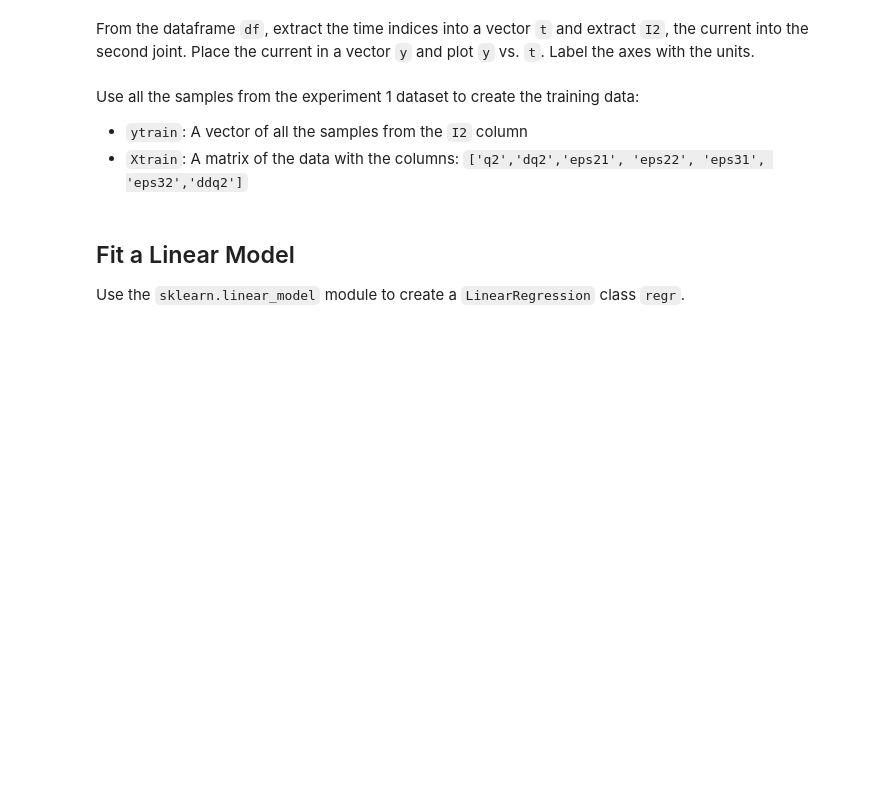
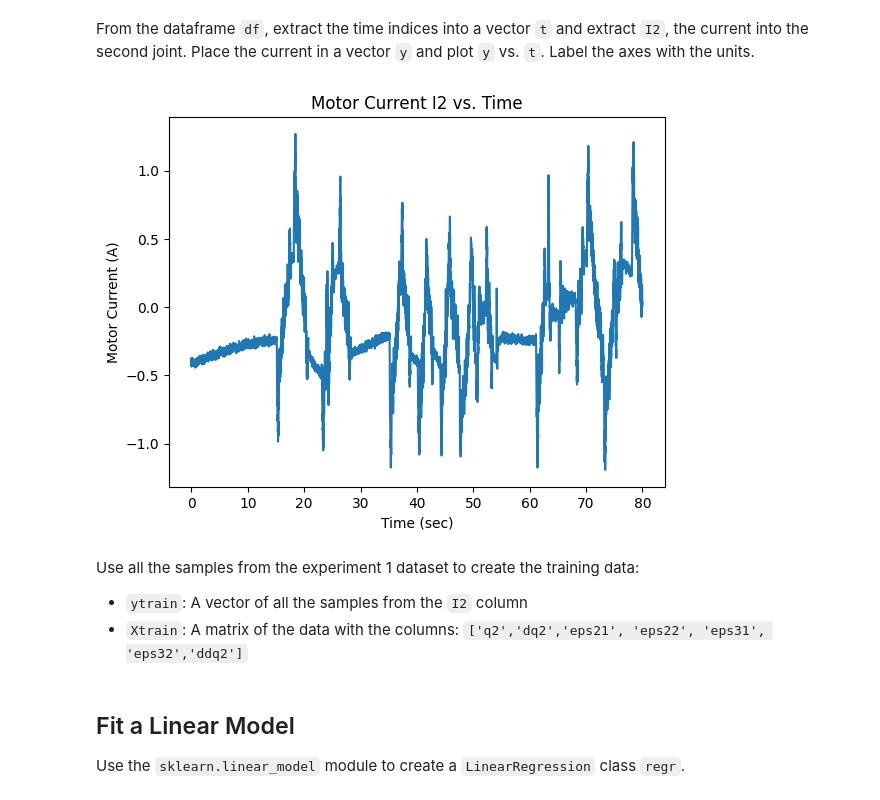
Before and after one commit to rsandu1/MachineLearningLab1, a Jupyter notebook: lab_robot_calib.ipynb, the cells around one changed output. Drawn from its saved outputs; the diff is of its cells as text; code cells hidden in the pictures; blank space fills up the shorter version.

```diff
--- a/lab_robot_calib.ipynb
+++ b/lab_robot_calib.ipynb
@@ -36,6 +36,7 @@ names =[
 ]
 # TODO
 # df = pd.read_csv(...)
+df = pd.read_csv("exp1.csv", names=names, index_col=0)
 # %% [markdown]
 Print the first six lines of the pandas dataframe and manually check that they match the first rows of the csv file.
 # %%
@@ -50,3 +65,19 @@ From the dataframe `df`, extract the time indices into a vector `t` and extract
+# %%
+# TODO
+# y = ...
+# t = ...
+# plt.plot(...)
+y = df['I2']
+t = df.index
+
+#Plot
+plt.plot(t, y)
+plt.xlabel('Time (sec)')
+plt.ylabel('Motor Current (A)')
+plt.title('Motor Current I2 vs. Time')
+plt.show()
+# %% [output]
+[figure, added]
 # %% [markdown]
 Use all the samples from the experiment 1 dataset to create the training data:
 * `ytrain`:  A vector of all the samples from the `I2` column
```
Also changed, not shown: parts of 15 cells of this notebook, 2 other files.
